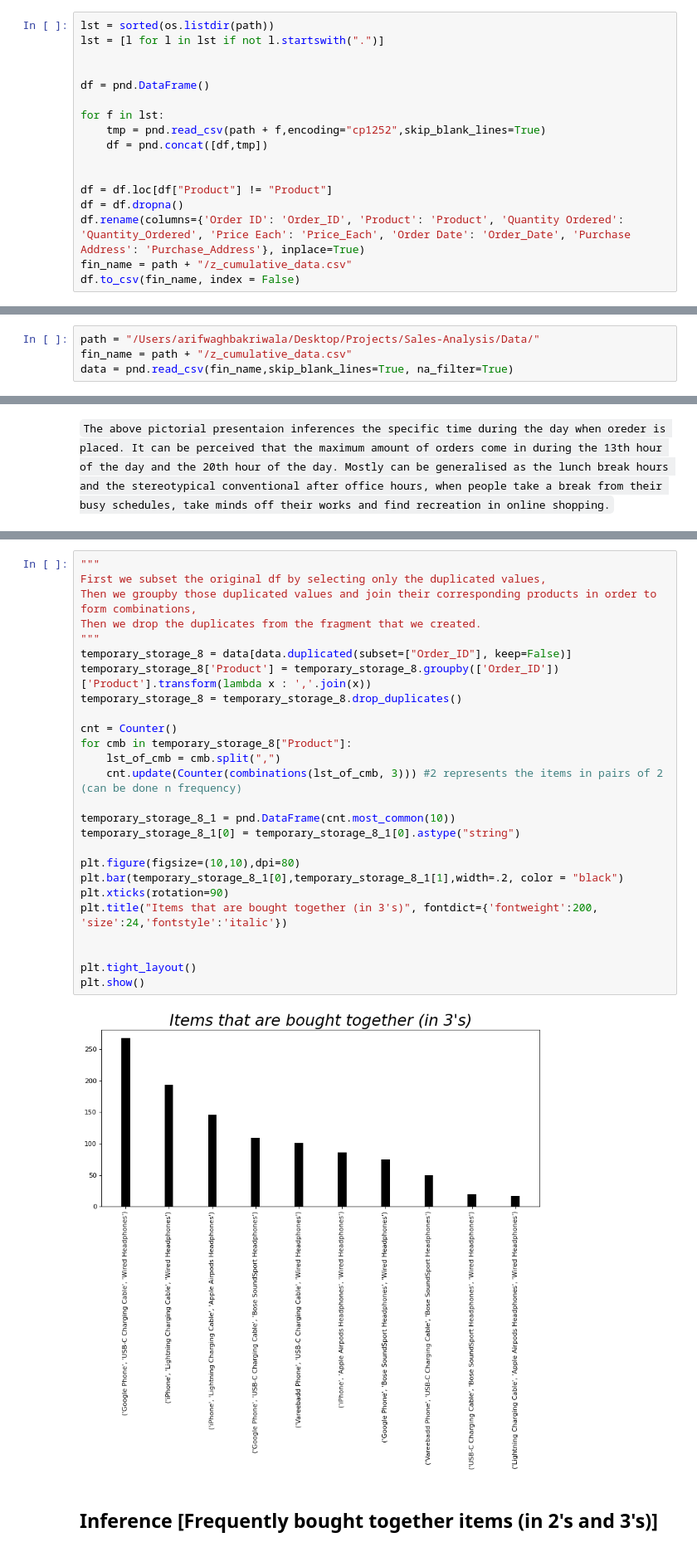
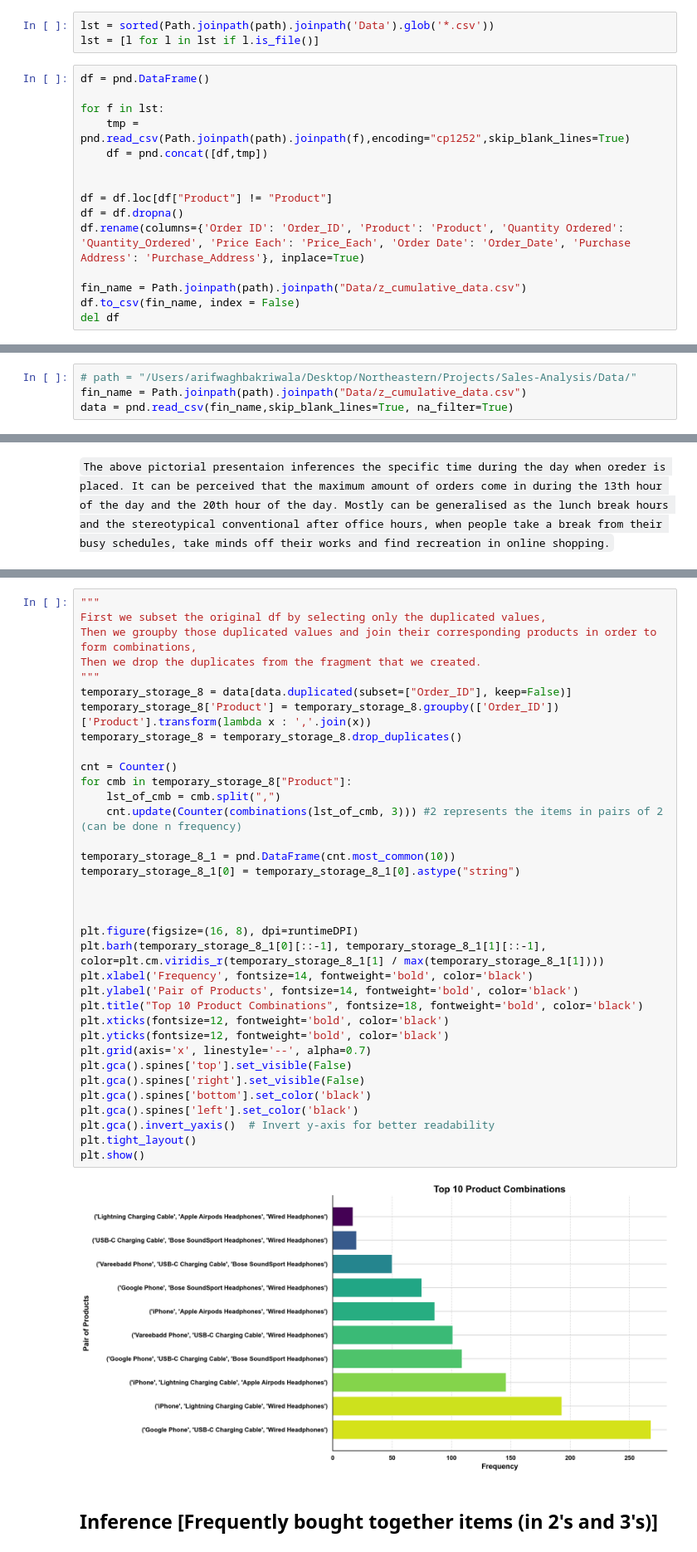
Before and after one commit to arif9799/Sales-Analysis, a Jupyter notebook: Sales_Analysis_Online_Store.ipynb, the cells around one changed output, grey strips where cells are left out. Shown at 83% size. Saved outputs shown, nothing was run; the diff lists cells and outputs as text.

```diff
--- a/Sales_Analysis_Online_Store.ipynb
+++ b/Sales_Analysis_Online_Store.ipynb
@@ -28,30 +56,31 @@ path = "/Users/arifwaghbakriwala/Desktop/Projects/Sales-Analysis/Data/"
 - removed all observations containing na values
 - transfered the data-frame to the csv file.
 ------------------------------------------------
+# %%
+lst = sorted(Path.joinpath(path).joinpath('Data').glob('*.csv'))
+lst = [l for l in lst if l.is_file()]
 # %%
-lst = sorted(os.listdir(path))
-lst = [l for l in lst if not l.startswith(".")]
-
-
 df = pnd.DataFrame()
 
 for f in lst:
-    tmp = pnd.read_csv(path + f,encoding="cp1252",skip_blank_lines=True)
+    tmp = pnd.read_csv(Path.joinpath(path).joinpath(f),encoding="cp1252",skip_blank_lines=True)
     df = pnd.concat([df,tmp])
 
 
 df = df.loc[df["Product"] != "Product"]
 df = df.dropna()
 df.rename(columns={'Order ID': 'Order_ID', 'Product': 'Product', 'Quantity Ordered': 'Quantity_Ordered', 'Price Each': 'Price_Each', 'Order Date': 'Order_Date', 'Purchase Address': 'Purchase_Address'}, inplace=True)
-fin_name = path + "/z_cumulative_data.csv"
+
+fin_name = Path.joinpath(path).joinpath("Data/z_cumulative_data.csv")
 df.to_csv(fin_name, index = False)
+del df
 # %% [markdown]
 ------------------------------------------------
 ##### Loading the concatenated data
 ------------------------------------------------
 # %%
-path = "/Users/arifwaghbakriwala/Desktop/Projects/Sales-Analysis/Data/"
-fin_name = path + "/z_cumulative_data.csv"
+# path = "/Users/arifwaghbakriwala/Desktop/Northeastern/Projects/Sales-Analysis/Data/"
+fin_name = Path.joinpath(path).joinpath("Data/z_cumulative_data.csv")
 data = pnd.read_csv(fin_name,skip_blank_lines=True, na_filter=True)
 # %% [markdown]
 ------------------------------------------------
@@ -369,31 +699,40 @@ plt.show()
 # %%
 """
 First we subset the original df by selecting only the duplicated values,
 Then we groupby those duplicated values and join their corresponding products in order to form combinations,
 Then we drop the duplicates from the fragment that we created.
 """
 temporary_storage_8 = data[data.duplicated(subset=["Order_ID"], keep=False)]
 temporary_storage_8['Product'] = temporary_storage_8.groupby(['Order_ID'])['Product'].transform(lambda x : ','.join(x))
 temporary_storage_8 = temporary_storage_8.drop_duplicates()
 
 cnt = Counter()
 for cmb in temporary_storage_8["Product"]:
     lst_of_cmb = cmb.split(",")
     cnt.update(Counter(combinations(lst_of_cmb, 3))) #2 represents the items in pairs of 2 (can be done n frequency)
 
 temporary_storage_8_1 = pnd.DataFrame(cnt.most_common(10))
 temporary_storage_8_1[0] = temporary_storage_8_1[0].astype("string")
 
-plt.figure(figsize=(10,10),dpi=80)
-plt.bar(temporary_storage_8_1[0],temporary_storage_8_1[1],width=.2, color = "black")
-plt.xticks(rotation=90)
-plt.title("Items that are bought together (in 3's)", fontdict={'fontweight':200, 'size':24,'fontstyle':'italic'})
 
 
+plt.figure(figsize=(16, 8), dpi=runtimeDPI)
+plt.barh(temporary_storage_8_1[0][::-1], temporary_storage_8_1[1][::-1], color=plt.cm.viridis_r(temporary_storage_8_1[1] / max(temporary_storage_8_1[1])))
+plt.xlabel('Frequency', fontsize=14, fontweight='bold', color='black')
+plt.ylabel('Pair of Products', fontsize=14, fontweight='bold', color='black')
+plt.title("Top 10 Product Combinations", fontsize=18, fontweight='bold', color='black')
+plt.xticks(fontsize=12, fontweight='bold', color='black')
+plt.yticks(fontsize=12, fontweight='bold', color='black')
+plt.grid(axis='x', linestyle='--', alpha=0.7)
+plt.gca().spines['top'].set_visible(False)
+plt.gca().spines['right'].set_visible(False)
+plt.gca().spines['bottom'].set_color('black')
+plt.gca().spines['left'].set_color('black')
+plt.gca().invert_yaxis()  # Invert y-axis for better readability
 plt.tight_layout()
 plt.show()
 # %% [output]
-[figure, old version]
+[figure, new version]
 # %% [markdown]
 ## Inference [Frequently bought together items (in 2's and 3's)]
 # %% [markdown]
```
Also changed, not shown: parts of 33 cells of this notebook, 15 other files.
